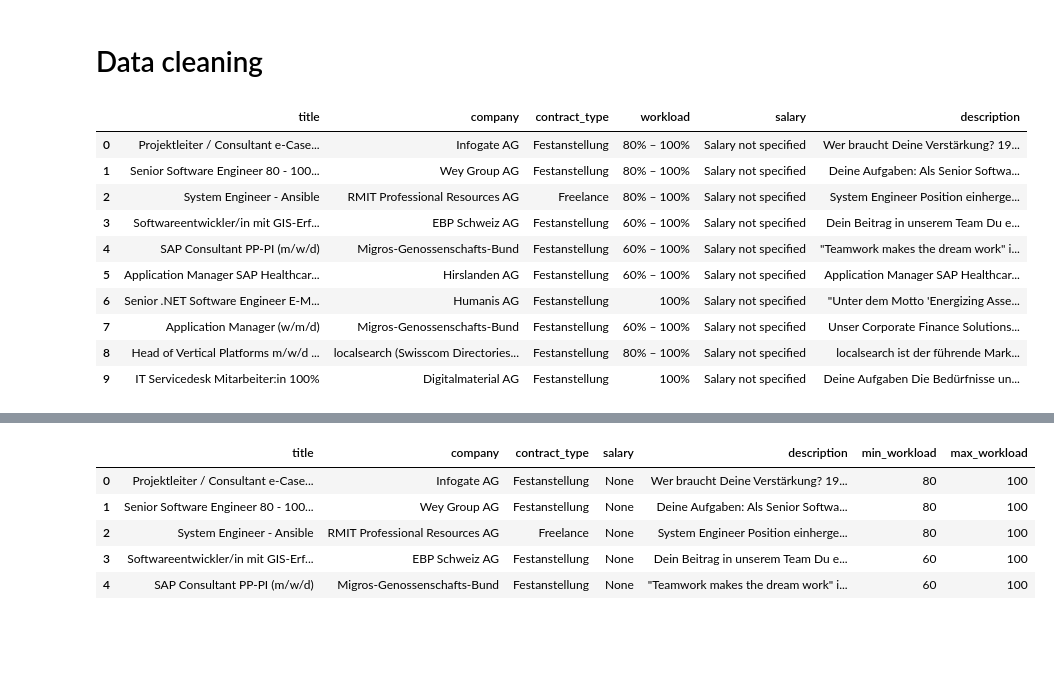
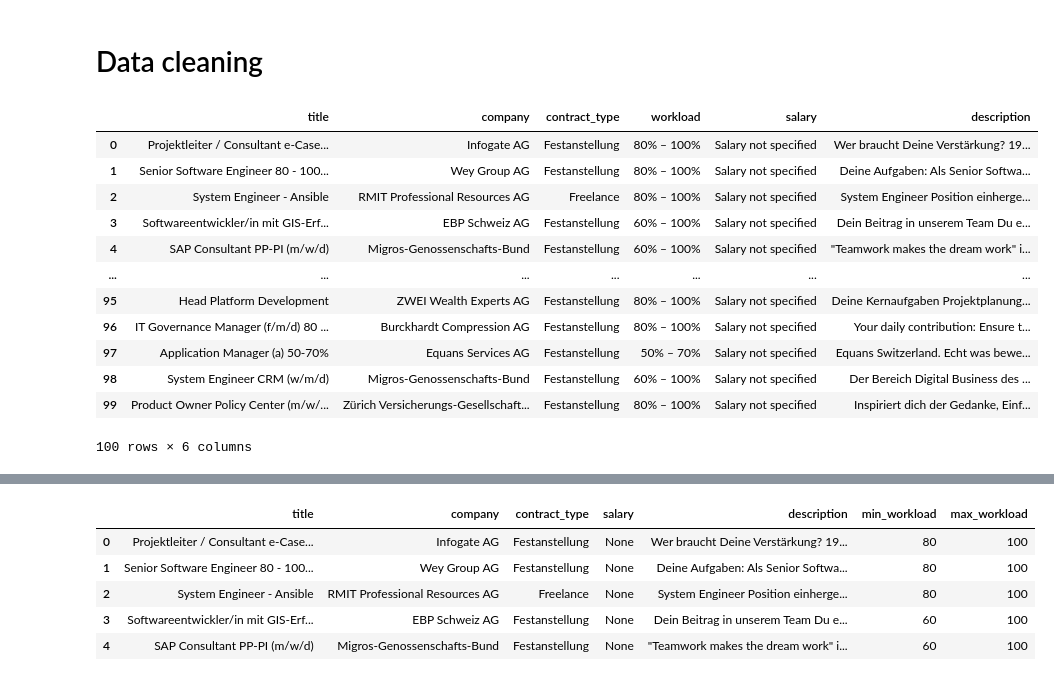
Before and after one commit to ElijahLeeMorgan/JobMarket, a Jupyter notebook: data_acquisition/cleaning/datacleaner.ipynb, the cells around one changed output, grey strips where cells are left out. Cells and saved outputs as stored; diff of their text form; code cells hidden in the pictures; blank space fills up the shorter version.

```diff
--- a/data_acquisition/cleaning/datacleaner.ipynb
+++ b/data_acquisition/cleaning/datacleaner.ipynb
@@ -6,19 +6,21 @@ import numpy as np
 # %%
 df = pd.read_json('../data/all_jobs_data.json')
 # %%
-df.head(10)
+df.head(100)
 # %% [output]
 |  | title | company | contract_type | workload | salary | description |
 | 0 | Projektleiter / Consultant e-Case... | Infogate AG | Festanstellung | 80% – 100% | Salary not specified | Wer braucht Deine Verstärkung? 19... |
 | 1 | Senior Software Engineer 80 - 100... | Wey Group AG | Festanstellung | 80% – 100% | Salary not specified | Deine Aufgaben: Als Senior Softwa... |
 | 2 | System Engineer - Ansible | RMIT Professional Resources AG | Freelance | 80% – 100% | Salary not specified | System Engineer Position einherge... |
 | 3 | Softwareentwickler/in mit GIS-Erf... | EBP Schweiz AG | Festanstellung | 60% – 100% | Salary not specified | Dein Beitrag in unserem Team Du e... |
 | 4 | SAP Consultant PP-PI (m/w/d) | Migros-Genossenschafts-Bund | Festanstellung | 60% – 100% | Salary not specified | "Teamwork makes the dream work" i... |
-| 5 | Application Manager SAP Healthcar... | Hirslanden AG | Festanstellung | 60% – 100% | Salary not specified | Application Manager SAP Healthcar... |
-| 6 | Senior .NET Software Engineer E-M... | Humanis AG | Festanstellung | 100% | Salary not specified | "Unter dem Motto 'Energizing Asse... |
-| 7 | Application Manager (w/m/d) | Migros-Genossenschafts-Bund | Festanstellung | 60% – 100% | Salary not specified | Unser Corporate Finance Solutions... |
-| 8 | Head of Vertical Platforms m/w/d ... | localsearch (Swisscom Directories... | Festanstellung | 80% – 100% | Salary not specified | localsearch ist der führende Mark... |
-| 9 | IT Servicedesk Mitarbeiter:in 100% | Digitalmaterial AG | Festanstellung | 100% | Salary not specified | Deine Aufgaben Die Bedürfnisse un... |
+| ... | ... | ... | ... | ... | ... | ... |
+| 95 | Head Platform Development | ZWEI Wealth Experts AG | Festanstellung | 80% – 100% | Salary not specified | Deine Kernaufgaben Projektplanung... |
+| 96 | IT Governance Manager (f/m/d) 80 ... | Burckhardt Compression AG | Festanstellung | 80% – 100% | Salary not specified | Your daily contribution: Ensure t... |
+| 97 | Application Manager (a) 50-70% | Equans Services AG | Festanstellung | 50% – 70% | Salary not specified | Equans Switzerland. Echt was bewe... |
+| 98 | System Engineer CRM (w/m/d) | Migros-Genossenschafts-Bund | Festanstellung | 60% – 100% | Salary not specified | Der Bereich Digital Business des ... |
+| 99 | Product Owner Policy Center (m/w/... | Zürich Versicherungs-Gesellschaft... | Festanstellung | 80% – 100% | Salary not specified | Inspiriert dich der Gedanke, Einf... |
+100 rows × 6 columns
 # %%
 # Function to split workload into min_workload and max_workload
 def split_workload(workload):
```
Also changed, not shown: 4 other files.
